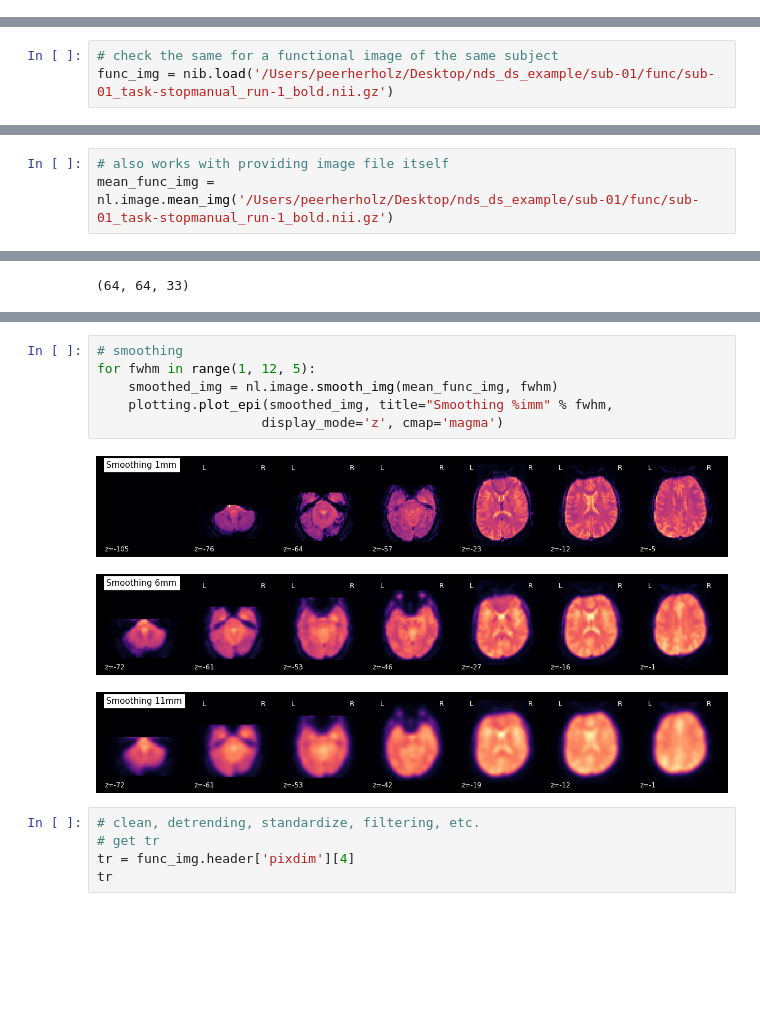
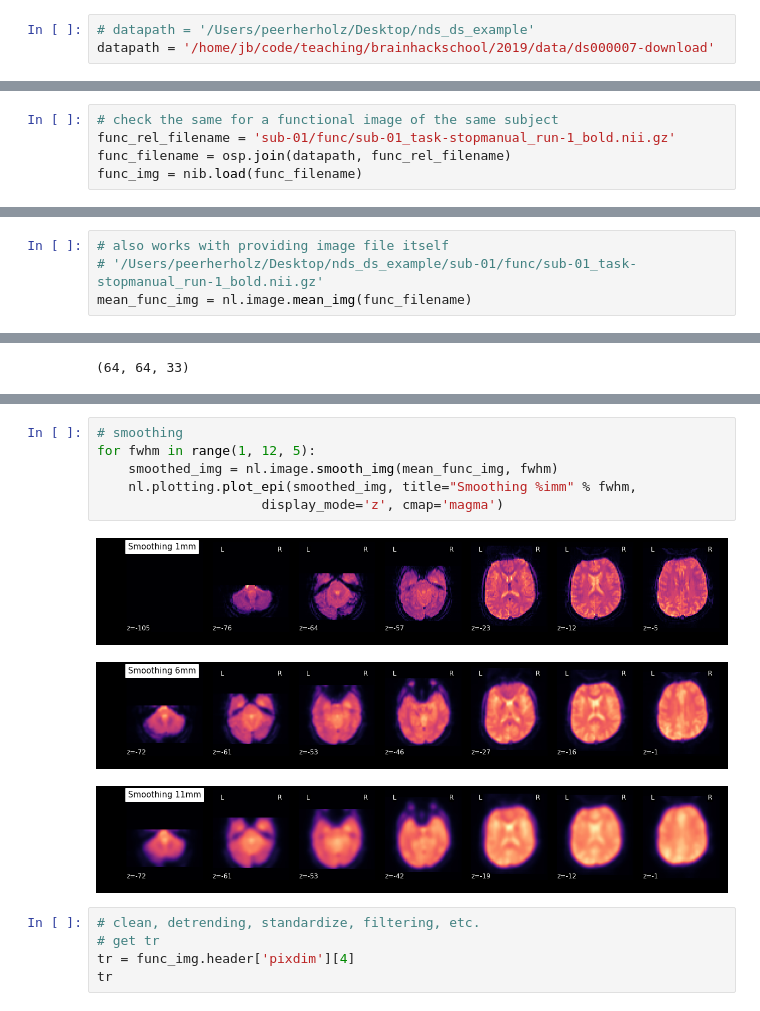
Before and after one commit to neurodatascience/NeuroDataSci-course-2019, a Jupyter notebook: content/day2/am/intro_python_practicals.ipynb, the cells around one changed output, grey strips where cells are left out. Saved outputs shown, nothing was run; the diff lists cells and outputs as text; blank space fills up the shorter version.

```diff
--- a/content/day2/am/intro_python_practicals.ipynb
+++ b/content/day2/am/intro_python_practicals.ipynb
@@ -455,0 +475,3 @@ nb.
+# %%
+# datapath = '/Users/peerherholz/Desktop/nds_ds_example'
+datapath = '/home/jb/code/teaching/brainhackschool/2019/data/ds000007-download'
@@ -627,7 +655,9 @@ anat.orthoview()
 [figure]
 # %%
 # check the same for a functional image of the same subject
-func_img = nib.load('/Users/peerherholz/Desktop/nds_ds_example/sub-01/func/sub-01_task-stopmanual_run-1_bold.nii.gz')
+func_rel_filename = 'sub-01/func/sub-01_task-stopmanual_run-1_bold.nii.gz'
+func_filename = osp.join(datapath, func_rel_filename)
+func_img = nib.load(func_filename)
 # %%
 type(func_img)
 # %% [output]
@@ -816,4 +844,5 @@ mean_func_img.orthoview()
 [figure]
 # %%
 # also works with providing image file itself
-mean_func_img = nl.image.mean_img('/Users/peerherholz/Desktop/nds_ds_example/sub-01/func/sub-01_task-stopmanual_run-1_bold.nii.gz')
+# '/Users/peerherholz/Desktop/nds_ds_example/sub-01/func/sub-01_task-stopmanual_run-1_bold.nii.gz'
+mean_func_img = nl.image.mean_img(func_filename)
@@ -877,13 +904,13 @@ plot_anat(resampled_anat, title='resampled t1', display_mode='z', dim=-1,
 # %%
 # smoothing
 for fwhm in range(1, 12, 5):
     smoothed_img = nl.image.smooth_img(mean_func_img, fwhm)
-    plotting.plot_epi(smoothed_img, title="Smoothing %imm" % fwhm,
+    nl.plotting.plot_epi(smoothed_img, title="Smoothing %imm" % fwhm,
                      display_mode='z', cmap='magma')
 # %% [output]
-[figure, old version]
+[figure, new version]
-[figure, old version]
+[figure, new version]
-[figure, old version]
+[figure, new version]
 # %%
 # clean, detrending, standardize, filtering, etc.
 # get tr
```
Also changed, not shown: parts of 52 cells of this notebook.
